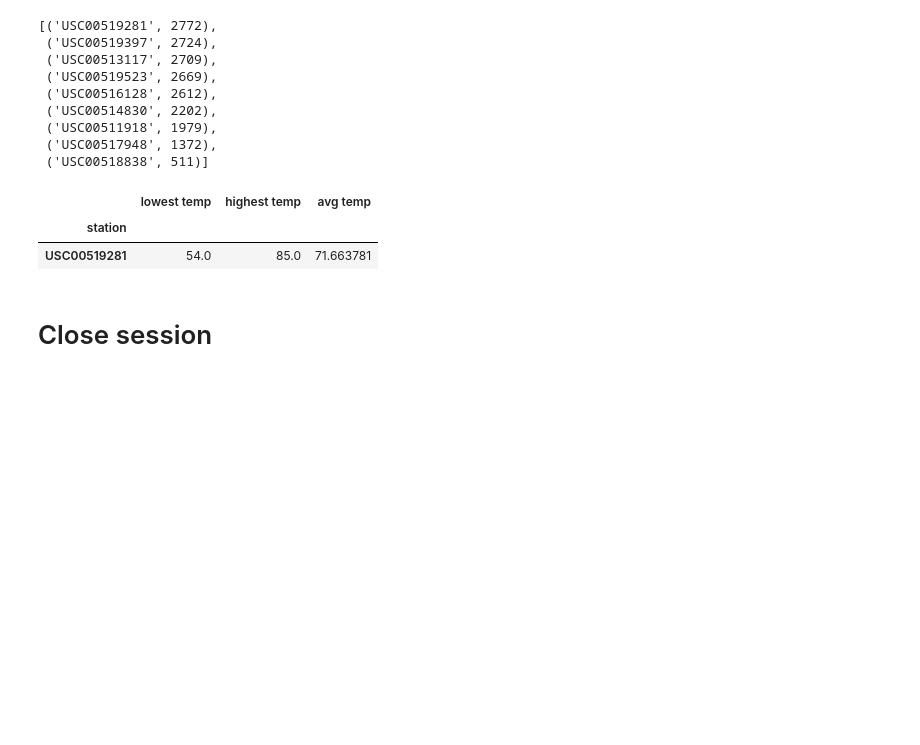
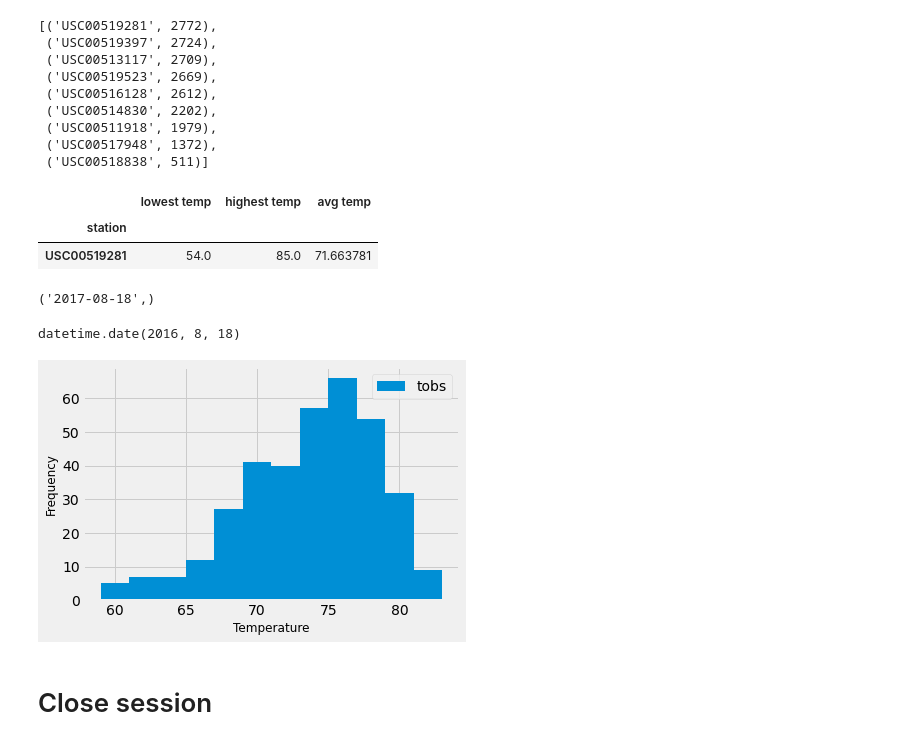
Before and after one commit to perkins228/sqlalchemy-challenge, a Jupyter notebook: climate_starter.ipynb, the cells around one changed output. Drawn from its saved outputs; the diff is of its cells as text; code cells hidden in the pictures; blank space fills up the shorter version.

```diff
--- a/climate_starter.ipynb
+++ b/climate_starter.ipynb
@@ -185,6 +185,32 @@ most_active_df
 # %%
 # Using the most active station id
 # Query the last 12 months of temperature observation data for this station and plot the results as a histogram
+most_recent_date = session.query(Measurement.date).\
+    filter(Measurement.station =="USC00519281").\
+    order_by(Measurement.date.desc()).first()
+
+print(most_recent_date)
+# %% [output]
+('2017-08-18',)
+# %%
+year_ago = dt.date(2017, 8, 18) - dt.timedelta(days = 365)
+year_ago
+# %% [output]
+datetime.date(2016, 8, 18)
+# %%
+tobs_data = session.query(Measurement.date, Measurement.tobs).\
+    filter((Measurement.station == "USC00519281"), (Measurement.date >= year_ago)).\
+    order_by(Measurement.date.desc()).all()
+
+tobs_df = pd.DataFrame(tobs_data, columns=('Date', 'tobs')).set_index('Date')
+# %%
+tobs_df.plot.hist(bins= 12)
+plt.xlabel('Temperature', size = 12)
+plt.ylabel('Frequency',size= 12)
+plt.savefig('Most_Active_Station_Temps.png', bbox_inches = 'tight')
+plt.show()
+# %% [output]
+[figure, added]
 # %% [markdown]
 # Close session
 # %%
```
Also changed, not shown: 1 other file.
